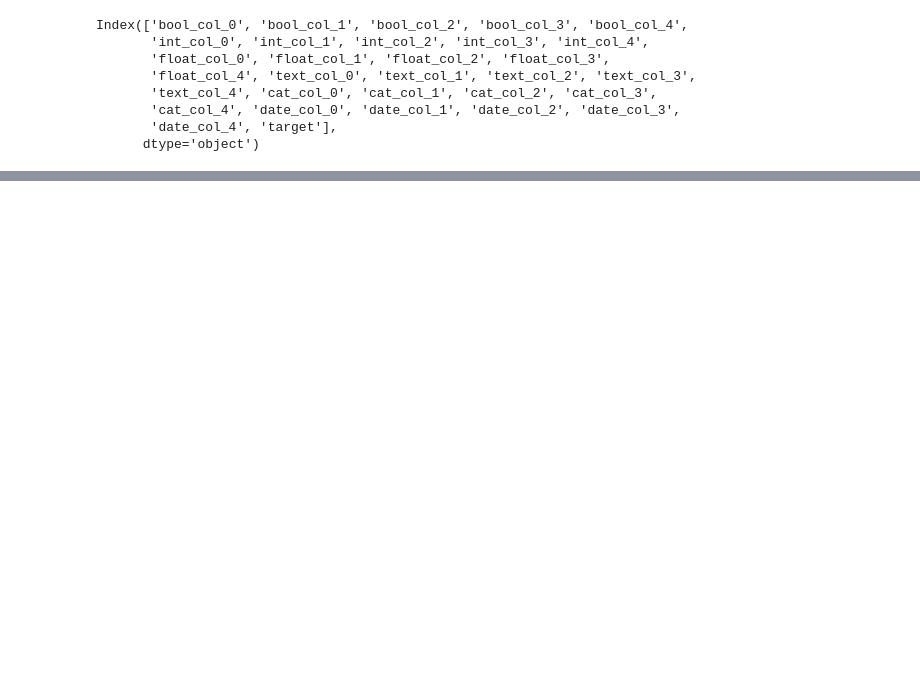
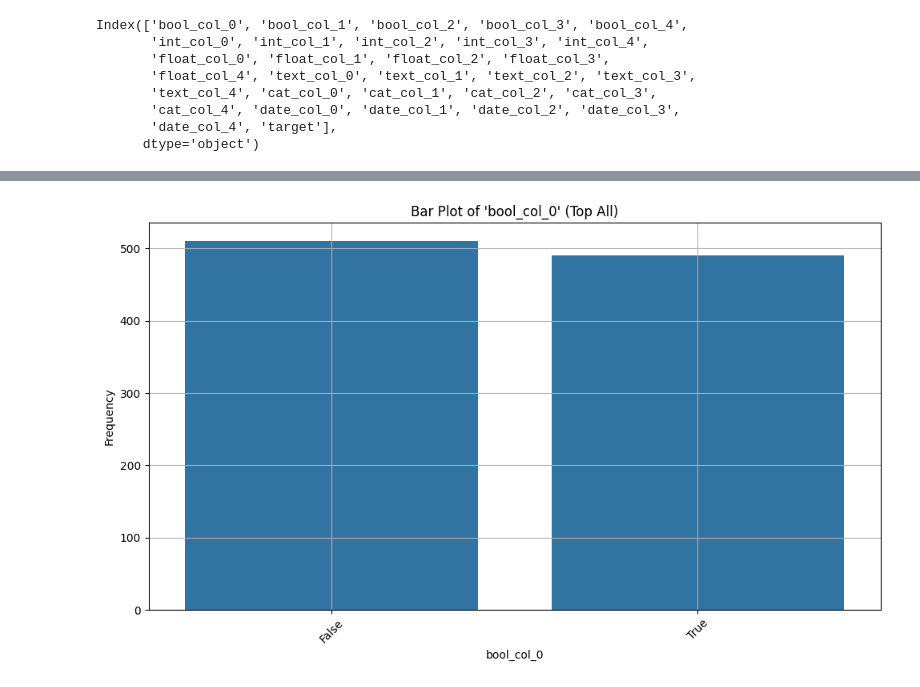
Before and after one commit to varuntotakura/SampleCodes, a Jupyter notebook: Notebooks/EDA.ipynb, the cells around one changed output, grey strips where cells are left out. Saved outputs shown, nothing was run; the diff lists cells and outputs as text; code cells hidden in the pictures; blank space fills up the shorter version.

```diff
--- a/Notebooks/EDA.ipynb
+++ b/Notebooks/EDA.ipynb
@@ -726,0 +821,5 @@ compare_group_distributions(df, group_col='bool_col_3', value_col='target', plot
+# %%
+# Explicitly choosing plot type
+plot_frequency_distribution(df, bool_cols[0], plot_type='bar')
+# %% [output]
+[figure, added]
```
Also changed, not shown: parts of 13 cells of this notebook, 1 other file.
